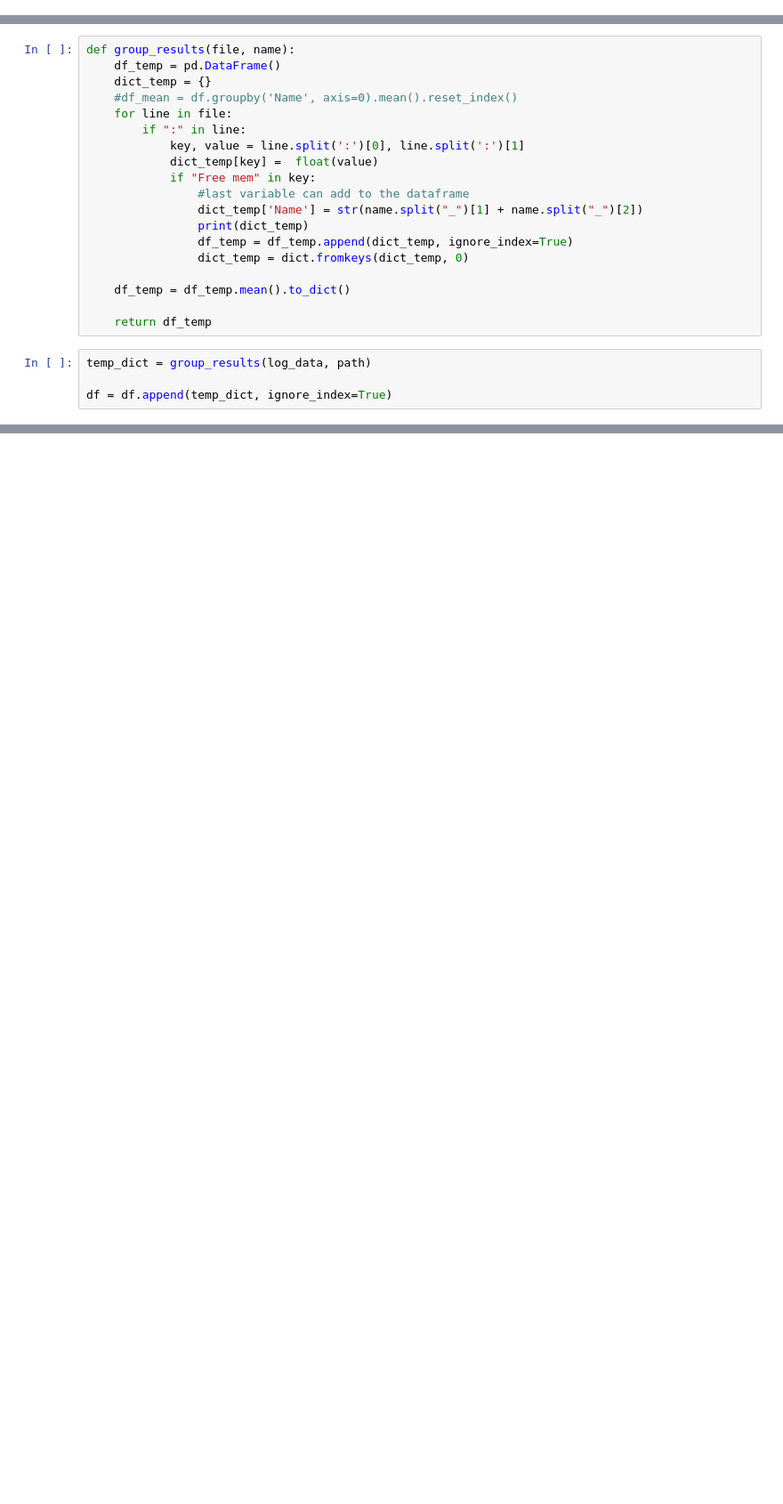
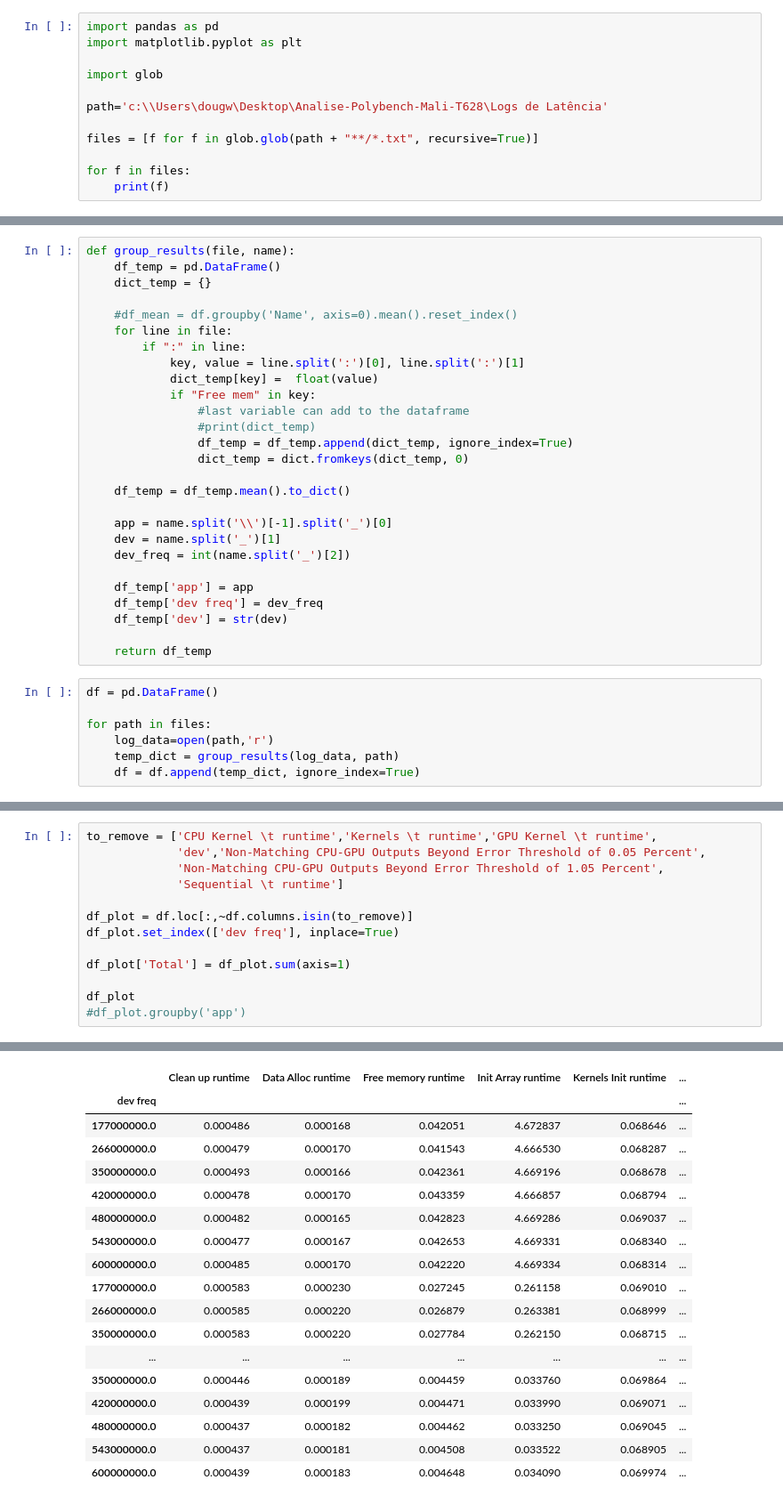
Before and after one commit to dwahast/Analise-Polybench, a Jupyter notebook: Analise Mali.ipynb, the cells around one changed output, grey strips where cells are left out. Shown: that part at 89% size. Cells and saved outputs as stored; diff of their text form; blank space fills up the shorter version.

Commit message:
remoção da String 's' na latência da variavel 'Free Memory' e desenvolvimento da análise

```diff
--- a/Analise Mali.ipynb
+++ b/Analise Mali.ipynb
@@ -8,0 +1,12 @@ df = pd.DataFrame()
+# %%
+import pandas as pd
+import matplotlib.pyplot as plt
+
+import glob
+
+path='c:\\Users\dougw\Desktop\Analise-Polybench-Mali-T628\Logs de Latência'
+
+files = [f for f in glob.glob(path + "**/*.txt", recursive=True)]
+
+for f in files:
+    print(f)
@@ -10,6 +32,7 @@ df = pd.DataFrame()
 def group_results(file, name):
     df_temp = pd.DataFrame()
     dict_temp = {}
+
     #df_mean = df.groupby('Name', axis=0).mean().reset_index()
     for line in file:
         if ":" in line:
@@ -17,15 +40,25 @@ def group_results(file, name):
             dict_temp[key] =  float(value)
             if "Free mem" in key:
                 #last variable can add to the dataframe
-                dict_temp['Name'] = str(name.split("_")[1] + name.split("_")[2])
-                print(dict_temp)
+                #print(dict_temp)
                 df_temp = df_temp.append(dict_temp, ignore_index=True)
                 dict_temp = dict.fromkeys(dict_temp, 0)
 
     df_temp = df_temp.mean().to_dict()
 
+    app = name.split('\\')[-1].split('_')[0]
+    dev = name.split('_')[1]
+    dev_freq = int(name.split('_')[2])
+
+    df_temp['app'] = app
+    df_temp['dev freq'] = dev_freq
+    df_temp['dev'] = str(dev)
+
     return df_temp
 # %%
-temp_dict = group_results(log_data, path)
+df = pd.DataFrame()
 
-df = df.append(temp_dict, ignore_index=True)
+for path in files:
+    log_data=open(path,'r')
+    temp_dict = group_results(log_data, path)
+    df = df.append(temp_dict, ignore_index=True)
@@ -54,0 +77,14 @@ df
+# %%
+to_remove = ['CPU Kernel \t runtime','Kernels \t runtime','GPU Kernel \t runtime',
+             'dev','Non-Matching CPU-GPU Outputs Beyond Error Threshold of 0.05 Percent',
+             'Non-Matching CPU-GPU Outputs Beyond Error Threshold of 1.05 Percent',
+             'Sequential \t runtime']
+
+df_plot = df.loc[:,~df.columns.isin(to_remove)]
+df_plot.set_index(['dev freq'], inplace=True)
+
+df_plot['Total'] = df_plot.sum(axis=1)
+
+df_plot
+#df_plot.groupby('app')
+# %% [output]
@@ -54,0 +96,18 @@ df
+|  | Clean up runtime | Data Alloc runtime | Free memory runtime | Init Array runtime | Kernels Init runtime | ... |
+| dev freq |  |  |  |  |  | ... |
+| 177000000.0 | 0.000486 | 0.000168 | 0.042051 | 4.672837 | 0.068646 | ... |
+| 266000000.0 | 0.000479 | 0.000170 | 0.041543 | 4.666530 | 0.068287 | ... |
+| 350000000.0 | 0.000493 | 0.000166 | 0.042361 | 4.669196 | 0.068678 | ... |
+| 420000000.0 | 0.000478 | 0.000170 | 0.043359 | 4.666857 | 0.068794 | ... |
+| 480000000.0 | 0.000482 | 0.000165 | 0.042823 | 4.669286 | 0.069037 | ... |
+| 543000000.0 | 0.000477 | 0.000167 | 0.042653 | 4.669331 | 0.068340 | ... |
+| 600000000.0 | 0.000485 | 0.000170 | 0.042220 | 4.669334 | 0.068314 | ... |
+| 177000000.0 | 0.000583 | 0.000230 | 0.027245 | 0.261158 | 0.069010 | ... |
+| 266000000.0 | 0.000585 | 0.000220 | 0.026879 | 0.263381 | 0.068999 | ... |
+| 350000000.0 | 0.000583 | 0.000220 | 0.027784 | 0.262150 | 0.068715 | ... |
+| ... | ... | ... | ... | ... | ... | ... |
+| 350000000.0 | 0.000446 | 0.000189 | 0.004459 | 0.033760 | 0.069864 | ... |
+| 420000000.0 | 0.000439 | 0.000199 | 0.004471 | 0.033990 | 0.069071 | ... |
+| 480000000.0 | 0.000437 | 0.000182 | 0.004462 | 0.033250 | 0.069045 | ... |
+| 543000000.0 | 0.000437 | 0.000181 | 0.004508 | 0.033522 | 0.068905 | ... |
+| 600000000.0 | 0.000439 | 0.000183 | 0.004648 | 0.034090 | 0.069974 | ... |
```
Also changed, not shown: parts of 6 cells of this notebook, 6 other files.
